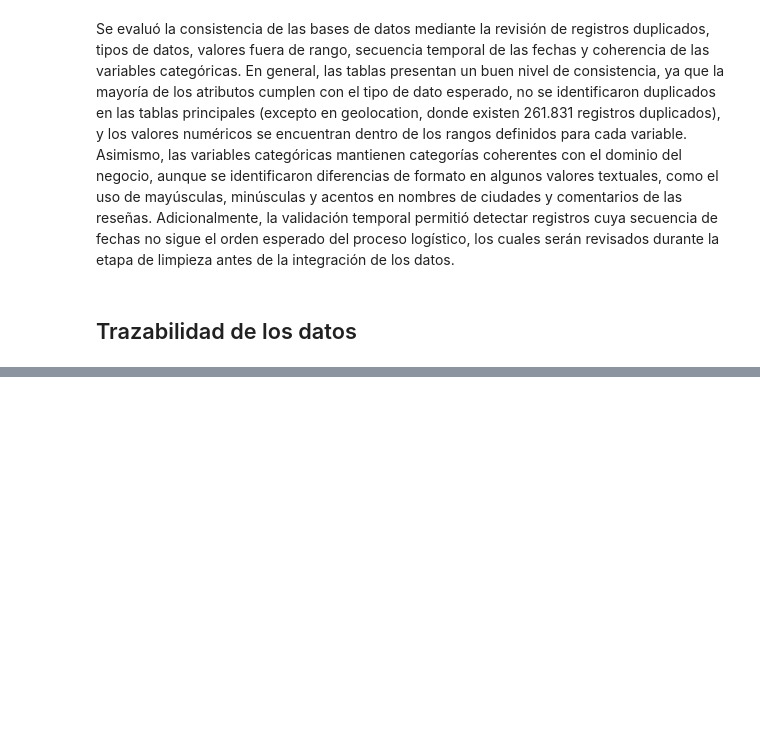
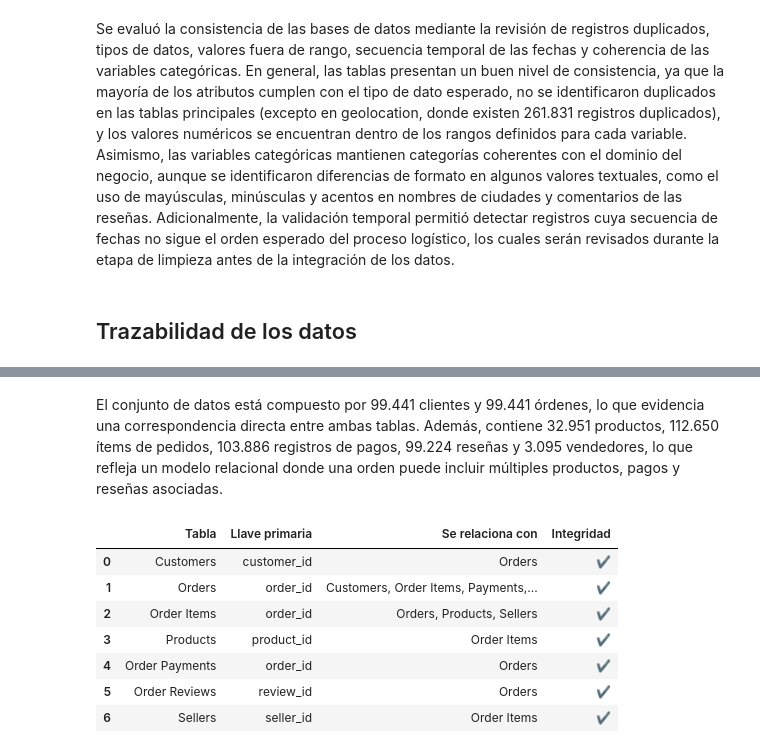
Before and after one commit to AlejandraIvn/Proyecto_1, a Jupyter notebook: Limpieza_integracion_datos.ipynb, the cells around one changed output, grey strips where cells are left out. Saved outputs shown, nothing was run; the diff lists cells and outputs as text; code cells hidden in the pictures; blank space fills up the shorter version.

```diff
--- a/Limpieza_integracion_datos.ipynb
+++ b/Limpieza_integracion_datos.ipynb
@@ -504,0 +564,54 @@ Se evaluó la consistencia de las bases de datos mediante la revisión de regist
+# %% [markdown]
+El conjunto de datos está compuesto por 99.441 clientes y 99.441 órdenes, lo que evidencia una correspondencia directa entre ambas tablas. Además, contiene 32.951 productos, 112.650 ítems de pedidos, 103.886 registros de pagos, 99.224 reseñas y 3.095 vendedores, lo que refleja un modelo relacional donde una orden puede incluir múltiples productos, pagos y reseñas asociadas.
+# %%
+import pandas as pd
+
+trazabilidad = pd.DataFrame({
+    "Tabla": [
+        "Customers",
+        "Orders",
+        "Order Items",
+        "Products",
+        "Order Payments",
+        "Order Reviews",
+        "Sellers"
+    ],
+    "Llave primaria": [
+        "customer_id",
+        "order_id",
+        "order_id",
+        "product_id",
+        "order_id",
+        "review_id",
+        "seller_id"
+    ],
+    "Se relaciona con": [
+        "Orders",
+        "Customers, Order Items, Payments, Reviews",
+        "Orders, Products, Sellers",
+        "Order Items",
+        "Orders",
+        "Orders",
+        "Order Items"
+    ],
+    "Integridad": [
+        "✔",
+        "✔",
+        "✔",
+        "✔",
+        "✔",
+        "✔",
+        "✔"
+    ]
+})
+
+trazabilidad
+# %% [output]
+|  | Tabla | Llave primaria | Se relaciona con | Integridad |
+| 0 | Customers | customer_id | Orders | ✔ |
+| 1 | Orders | order_id | Customers, Order Items, Payments,... | ✔ |
+| 2 | Order Items | order_id | Orders, Products, Sellers | ✔ |
+| 3 | Products | product_id | Order Items | ✔ |
+| 4 | Order Payments | order_id | Orders | ✔ |
+| 5 | Order Reviews | review_id | Orders | ✔ |
+| 6 | Sellers | seller_id | Order Items | ✔ |
```
Also changed, not shown: parts of 14 cells of this notebook.
